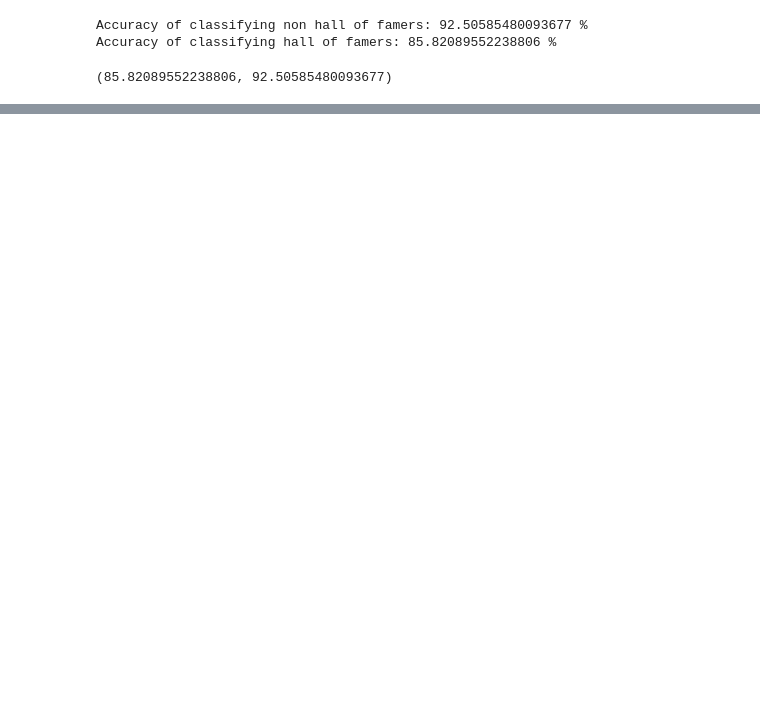
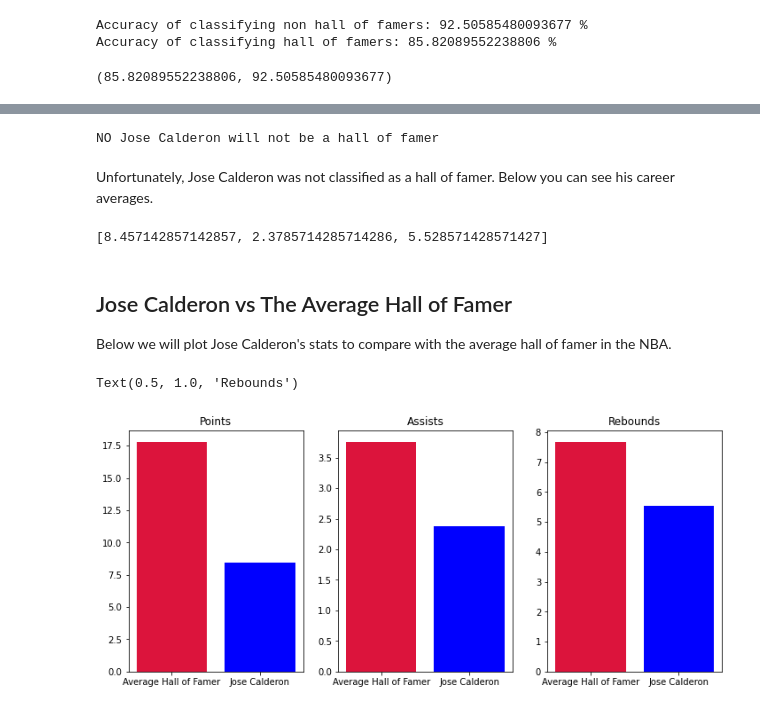
Before and after one commit to surmud/NBA-Hall-of-fame-predictor, a Jupyter notebook: hof.ipynb, the cells around one changed output, grey strips where cells are left out. Drawn from its saved outputs; the diff is of its cells as text; code cells hidden in the pictures; blank space fills up the shorter version.

```diff
--- a/hof.ipynb
+++ b/hof.ipynb
@@ -433,6 +451,7 @@ non_hof_df.head()
 5 rows × 22 columns
 # %%
 # We now have 2,201 non hall of famers in the non_hof_df and 134 hall of famers in the hof_df set
+jose = non_hof_df[non_hof_df["Name"] == "Jose Calderon"] #store Jose Calderon's data for later
 # %%
 # Cleaning and preparing the non_hof_df
 
@@ -572,0 +686,35 @@ Accuracy of classifying hall of famers: 85.82089552238806 %
+# %%
+name = "Jose Calderon"
+if hofOrNah(name, 1, recent_players_df) == True:
+    print("YES based on his career averages so far,", name, "will be a hall of famer")
+else:
+    print("NO", name, "will not be a hall of famer")
+# %% [output]
+NO Jose Calderon will not be a hall of famer
+# %% [markdown]
+Unfortunately, Jose Calderon was not classified as a hall of famer. Below you can see his career averages.
+# %%
+jose_stats = get_player_stats_v2(jose, "Jose Calderon")
+print(jose_stats)
+# %% [output]
+[8.457142857142857, 2.3785714285714286, 5.528571428571427]
+# %% [markdown]
+## Jose Calderon vs The Average Hall of Famer
+
+Below we will plot Jose Calderon's stats to compare with the average hall of famer in the NBA.
+# %%
+plt.figure(figsize=(12,5))
+plt.subplot(1, 3,1)
+plt.bar(["Average Hall of Famer","Jose Calderon"], [hof_points, jose_stats[0]],color=colors)
+plt.title("Points")
+
+plt.subplot(1, 3, 2)
+plt.bar(["Average Hall of Famer","Jose Calderon"], [hof_assists, jose_stats[1]],color=colors)
+plt.title("Assists")
+
+plt.subplot(1, 3, 3)
+plt.bar(["Average Hall of Famer","Jose Calderon"], [hof_rebounds, jose_stats[2]],color=colors)
+plt.title("Rebounds")
+# %% [output]
+Text(0.5, 1.0, 'Rebounds')
+[figure, added]
```
Also changed, not shown: parts of 41 cells of this notebook.
